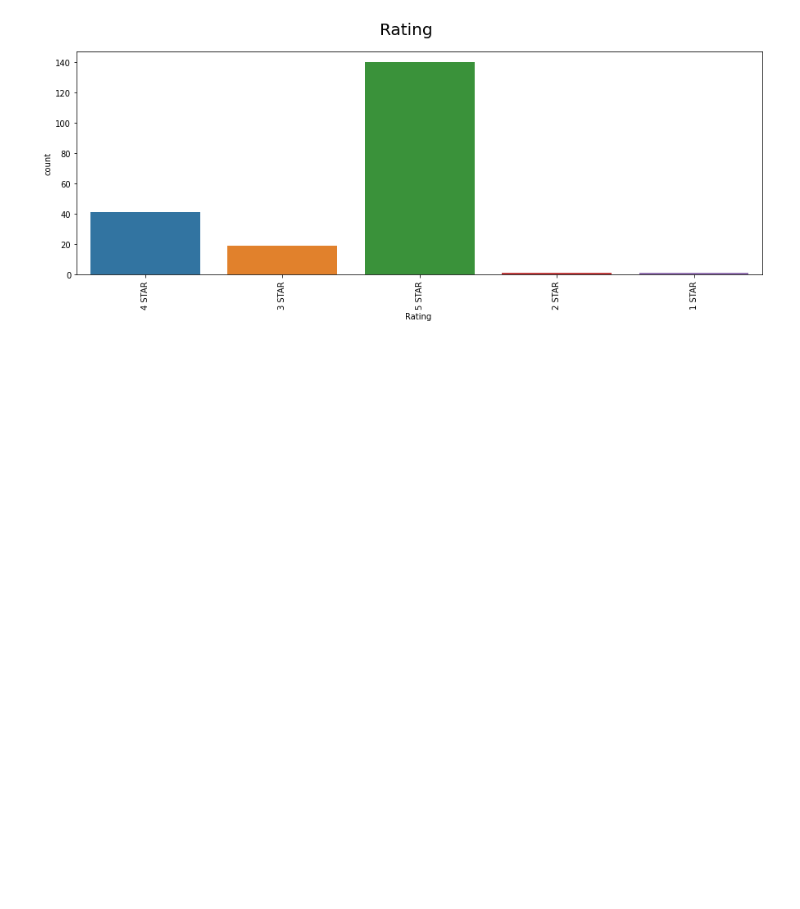
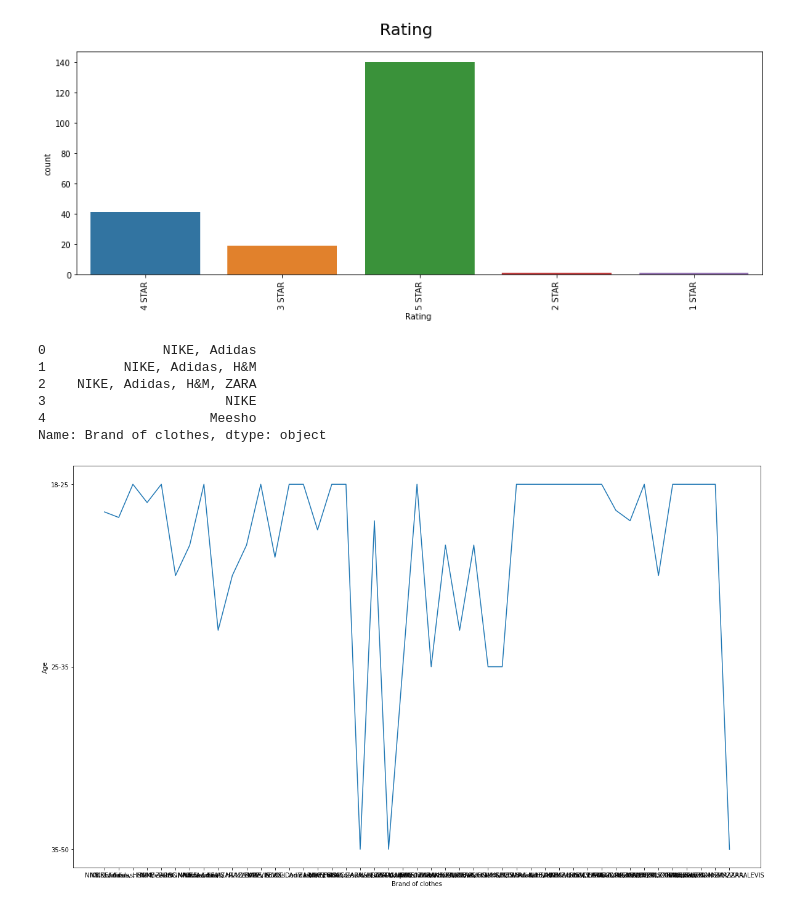
Before and after one commit to pranali-kirolkar-zz/MSCPROJECT, a Jupyter notebook: demo.ipynb, the cells around one changed output. Saved outputs shown, nothing was run; the diff lists cells and outputs as text; code cells hidden in the pictures; blank space fills up the shorter version.

```diff
--- a/demo.ipynb
+++ b/demo.ipynb
@@ -148,3 +148,18 @@ for column in Dataset.columns:
 [figure]
 [figure]
 [figure]
+# %%
+Dataset['Brand of clothes'].head()
+# %% [output]
+0               NIKE, Adidas
+1          NIKE, Adidas, H&M
+2    NIKE, Adidas, H&M, ZARA
+3                       NIKE
+4                     Meesho
+Name: Brand of clothes, dtype: object
+# %%
+plt.subplots(figsize=(20,12))
+sns.lineplot(data=Dataset, x='Brand of clothes', y='Age', ci=None)
+plt.show()
+# %% [output]
+[figure, added]
```
Also changed, not shown: parts of 1 cell of this notebook.
